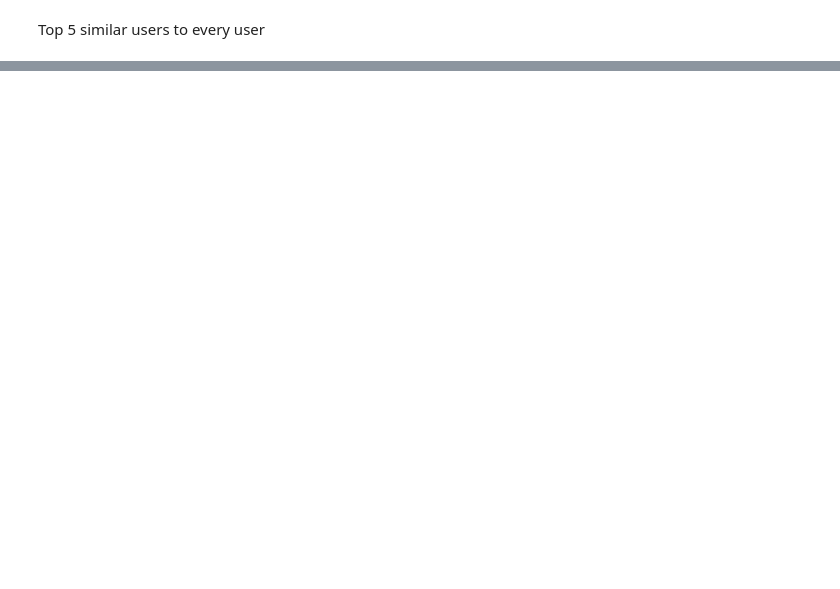
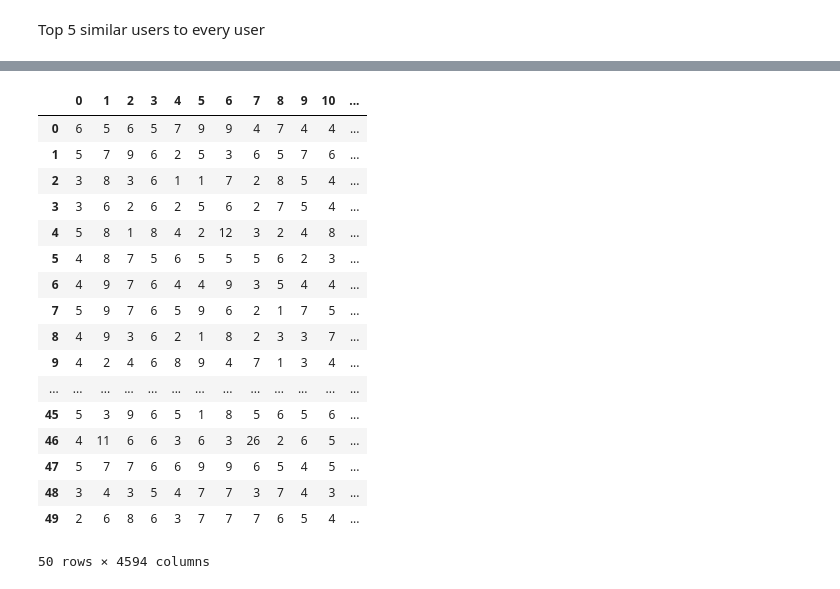
Before and after one commit to sarvesh237/News-Recom, a Jupyter notebook: NewsRecommenderAssignment.ipynb, the cells around one changed output, grey strips where cells are left out. Cells and saved outputs as stored; diff of their text form; code cells hidden in the pictures; blank space fills up the shorter version.

```diff
--- a/NewsRecommenderAssignment.ipynb
+++ b/NewsRecommenderAssignment.ipynb
@@ -474,0 +497,10 @@ similar_users
+# %%
+A = np.array(rank_matrix)
+M = A.shape[0]
+N = A.shape[1]
+A_df = pd.DataFrame(A)
+K = 25
+W = np.abs(np.random.uniform(low=0, high=1, size=(M, K)))
+H = np.abs(np.random.uniform(low=0, high=1, size=(K, N)))
+W = np.divide(W, K*W.max())
+H = np.divide(H, K*H.max())
@@ -474,0 +509,28 @@ similar_users
+# %%
+def cost(A, W, H):
+    from numpy import linalg
+    mask = pd.DataFrame(A).notnull().values
+    WH = np.dot(W, H)
+    WH_mask = WH[mask]
+    A_mask = A[mask]
+    A_WH_mask = A_mask-WH_mask
+    return linalg.norm(A_WH_mask, 2)
+# %%
+num_iter = 1000
+num_display_cost = max(int(num_iter/10), 1)
+from scipy.optimize import nnls
+
+for i in range(num_iter):
+    if i%2 ==0:
+        # Learn H, given A and W
+        for j in range(N):
+            mask_rows = pd.Series(A[:,j]).notnull()
+            H[:,j] = nnls(W[mask_rows], A[:,j][mask_rows])[0]
+    else:
+        for j in range(M):
+            mask_rows = pd.Series(A[j,:]).notnull()
+            W[j,:] = nnls(H.transpose()[mask_rows], A[j,:][mask_rows])[0]
+    WH = np.dot(W, H)
+    c = cost(A, W, H)
+    #if i%num_display_cost==0:
+    print(i, c)
@@ -474,0 +555,25 @@ similar_users
+# %%
+W = pd.DataFrame(W)
+H = pd.DataFrame(H)
+A = W.dot(H)
+A = A.round(0).astype(int)
+A
+# %% [output]
+|  | 0 | 1 | 2 | 3 | 4 | 5 | 6 | 7 | 8 | 9 | 10 | ... |
+| 0 | 6 | 5 | 6 | 5 | 7 | 9 | 9 | 4 | 7 | 4 | 4 | ... |
+| 1 | 5 | 7 | 9 | 6 | 2 | 5 | 3 | 6 | 5 | 7 | 6 | ... |
+| 2 | 3 | 8 | 3 | 6 | 1 | 1 | 7 | 2 | 8 | 5 | 4 | ... |
+| 3 | 3 | 6 | 2 | 6 | 2 | 5 | 6 | 2 | 7 | 5 | 4 | ... |
+| 4 | 5 | 8 | 1 | 8 | 4 | 2 | 12 | 3 | 2 | 4 | 8 | ... |
+| 5 | 4 | 8 | 7 | 5 | 6 | 5 | 5 | 5 | 6 | 2 | 3 | ... |
+| 6 | 4 | 9 | 7 | 6 | 4 | 4 | 9 | 3 | 5 | 4 | 4 | ... |
+| 7 | 5 | 9 | 7 | 6 | 5 | 9 | 6 | 2 | 1 | 7 | 5 | ... |
+| 8 | 4 | 9 | 3 | 6 | 2 | 1 | 8 | 2 | 3 | 3 | 7 | ... |
+| 9 | 4 | 2 | 4 | 6 | 8 | 9 | 4 | 7 | 1 | 3 | 4 | ... |
+| ... | ... | ... | ... | ... | ... | ... | ... | ... | ... | ... | ... | ... |
+| 45 | 5 | 3 | 9 | 6 | 5 | 1 | 8 | 5 | 6 | 5 | 6 | ... |
+| 46 | 4 | 11 | 6 | 6 | 3 | 6 | 3 | 26 | 2 | 6 | 5 | ... |
+| 47 | 5 | 7 | 7 | 6 | 6 | 9 | 9 | 6 | 5 | 4 | 5 | ... |
+| 48 | 3 | 4 | 3 | 5 | 4 | 7 | 7 | 3 | 7 | 4 | 3 | ... |
+| 49 | 2 | 6 | 8 | 6 | 3 | 7 | 7 | 7 | 6 | 5 | 4 | ... |
+50 rows × 4594 columns
```
Also changed, not shown: parts of 33 cells of this notebook.
